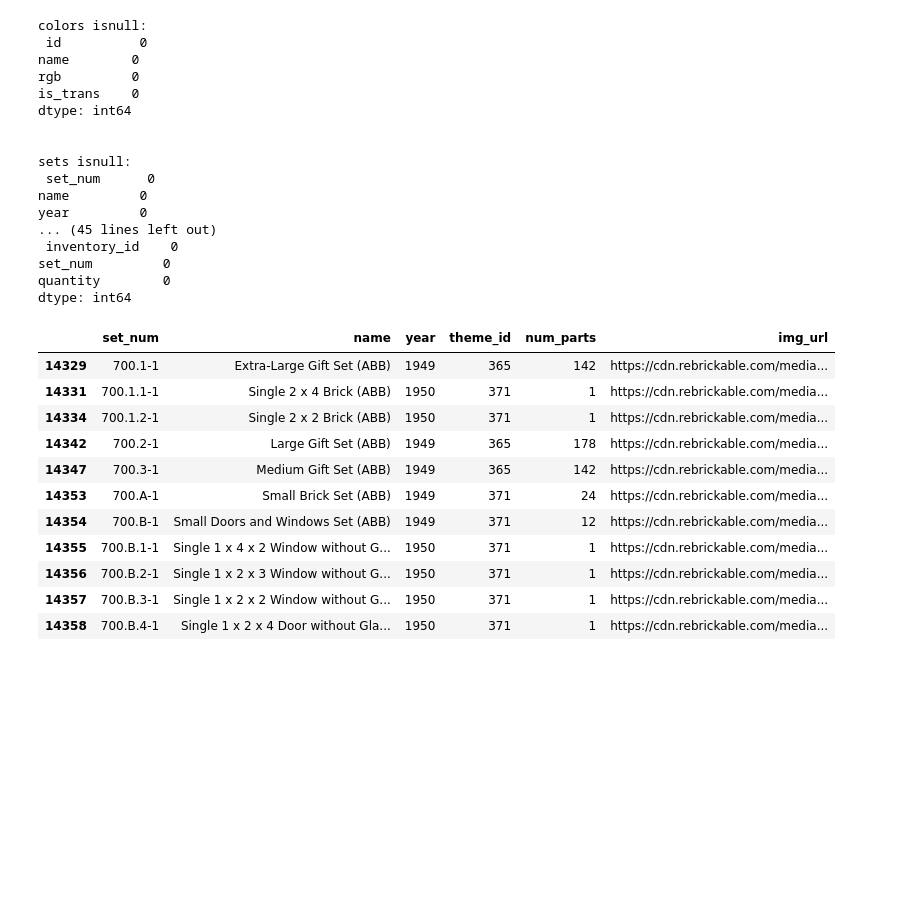
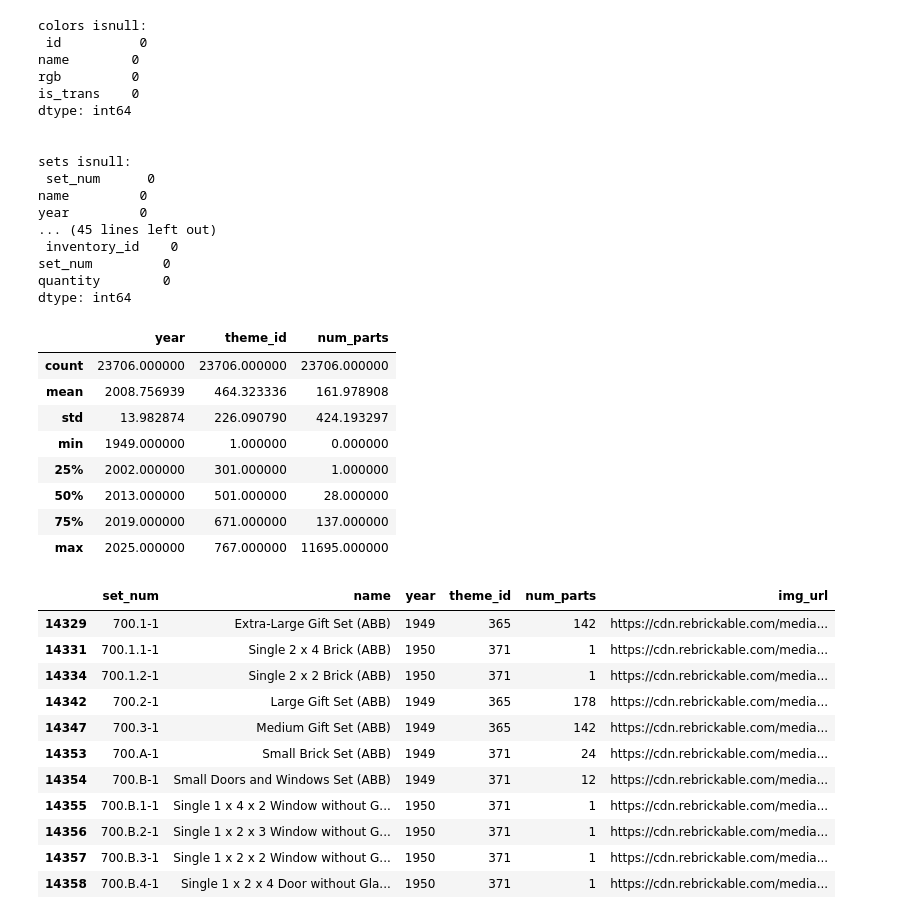
Before and after one commit to slp22/portfolio, a Jupyter notebook: lego_eda.ipynb, the cells around one changed output. Saved outputs shown, nothing was run; the diff lists cells and outputs as text; code cells hidden in the pictures; blank space fills up the shorter version.

```diff
--- a/lego_eda.ipynb
+++ b/lego_eda.ipynb
@@ -135,6 +135,18 @@ year         0
 set_num         0
 quantity        0
 dtype: int64
+# %%
+sets.describe()
+# %% [output]
+|  | year | theme_id | num_parts |
+| count | 23706.000000 | 23706.000000 | 23706.000000 |
+| mean | 2008.756939 | 464.323336 | 161.978908 |
+| std | 13.982874 | 226.090790 | 424.193297 |
+| min | 1949.000000 | 1.000000 | 0.000000 |
+| 25% | 2002.000000 | 301.000000 | 1.000000 |
+| 50% | 2013.000000 | 501.000000 | 28.000000 |
+| 75% | 2019.000000 | 671.000000 | 137.000000 |
+| max | 2025.000000 | 767.000000 | 11695.000000 |
 # %%
 # what were the first few years?
 
```
Also changed, not shown: parts of 1 cell of this notebook.
